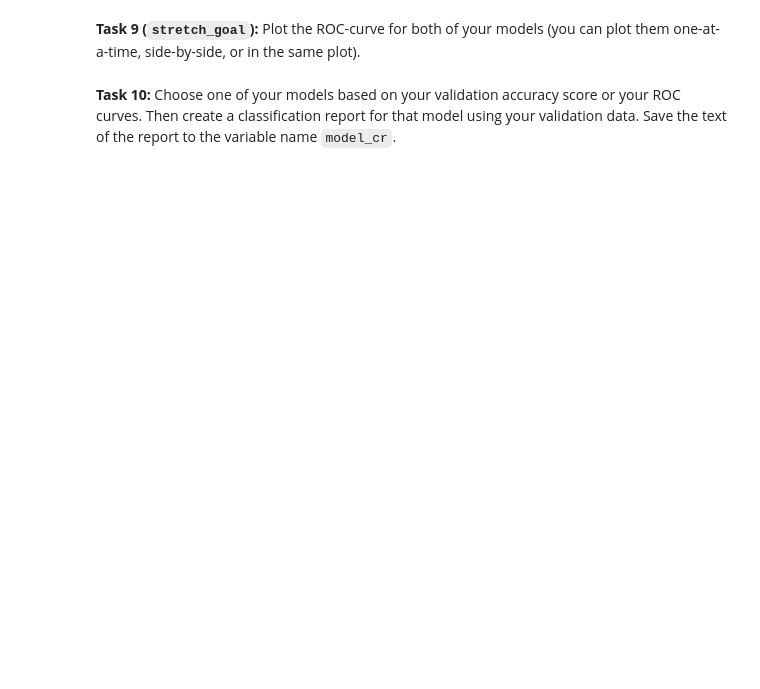
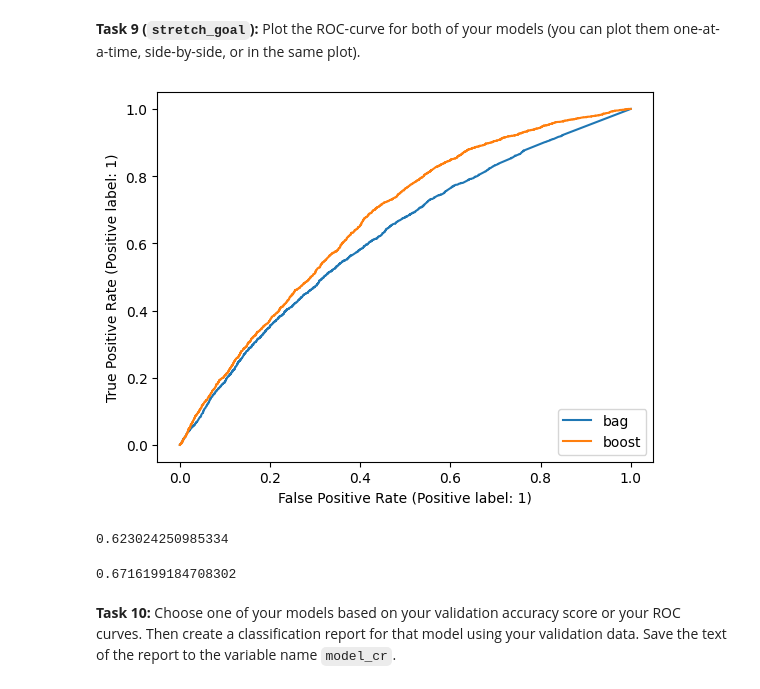
Before and after one commit to sikoh/DS-Applied-Modeling, a Jupyter notebook: Sprint_Challenge/DS_SprintChallenge_AppliedModeling.ipynb, the cells around one changed output. Saved outputs shown, nothing was run; the diff lists cells and outputs as text; code cells hidden in the pictures; blank space fills up the shorter version.

Commit message:
building models

```diff
--- a/Sprint_Challenge/DS_SprintChallenge_AppliedModeling.ipynb
+++ b/Sprint_Challenge/DS_SprintChallenge_AppliedModeling.ipynb
@@ -302,4 +337,5 @@ assert df.select_dtypes('object').nunique().min() > 1, 'Have you dropped the col
 '''T4. Split feature matrix and target vector.'''
 target = 'Fail'
 # YOUR CODE HERE
-raise NotImplementedError()
+y = df[target]
+X = df.drop(columns=target)
@@ -317,4 +357,8 @@ assert len(X) == 51916, '`X` has the wrong number of rows.'
 # %%
 '''T5. Split dataset into training and validation sets.'''
 # YOUR CODE HERE
-raise NotImplementedError()
+train_mask = X.index.year < 2017
+X_train,y_train = X.loc[train_mask],y.loc[train_mask]
+
+validation_mask = X.index.year >= 2017
+X_val,y_val = X.loc[validation_mask],y.loc[validation_mask]
@@ -348,7 +398,11 @@ In this section, you want to answer the question: Which ensemble method performs
 # %%
 '''T7. Build model with bagging predictor.'''
 # YOUR CODE HERE
-raise NotImplementedError()
+model_bag = make_pipeline(
+    OneHotEncoder(),
+    SimpleImputer(),
+    RandomForestClassifier(n_jobs=-1)
+)
 model_bag.fit(X_train, y_train);
 # %% [markdown]
 **Tast 7 Testing**
@@ -364,7 +418,12 @@ assert hasattr(model_bag[-1], 'feature_importances_'), 'Have you trained your mo
 # %%
 '''T8. Build model with boosting predictor.'''
 # YOUR CODE HERE
-raise NotImplementedError()
+model_boost = make_pipeline(
+    OrdinalEncoder(),
+    SimpleImputer(strategy='mean'),
+    XGBClassifier(random_state=42, n_estimators=75, n_jobs=-1)
+)
+
 model_boost.fit(X_train, y_train);
 # %% [markdown]
 **Task 8 Testing**
@@ -396,3 +459,28 @@ raise NotImplementedError()
+# %%
+'''T9. Plot ROC-curve.'''
+# YOUR CODE HERE
+from sklearn.metrics import RocCurveDisplay
+rf = RocCurveDisplay.from_estimator(model_bag,
+               X_val,
+               y_val,
+               label = 'bag');
+
+xg = RocCurveDisplay.from_estimator(model_boost,
+               X_val,
+               y_val,
+               ax = rf.ax_,
+               label = 'boost');
+# %% [output]
+[figure, added]
+# %%
+from sklearn.metrics import roc_auc_score
+roc_auc_score(y_val, model_bag.predict_proba(X_val)[:,-1])
+# %% [output]
+0.623024250985334
+# %%
+roc_auc_score(y_val, model_boost.predict_proba(X_val)[:,-1])
+# %% [output]
+0.6716199184708302
 # %% [markdown]
 **Task 10:** Choose one of your models based on your validation accuracy score or your ROC curves. Then create a classification report for that model using your validation data. Save the text of the report to the variable name `model_cr`.
 # %%
```
Also changed, not shown: parts of 15 cells of this notebook.
